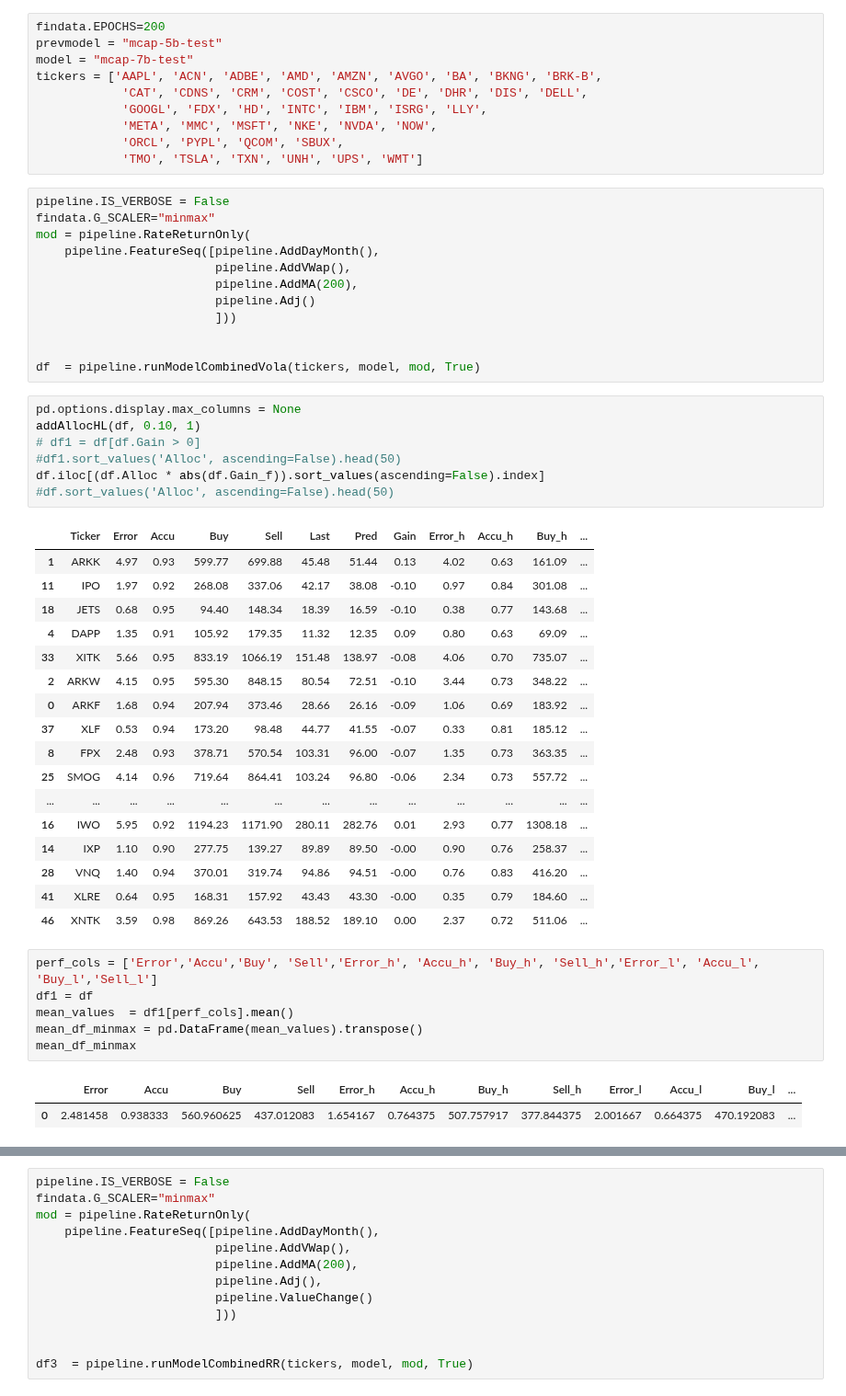
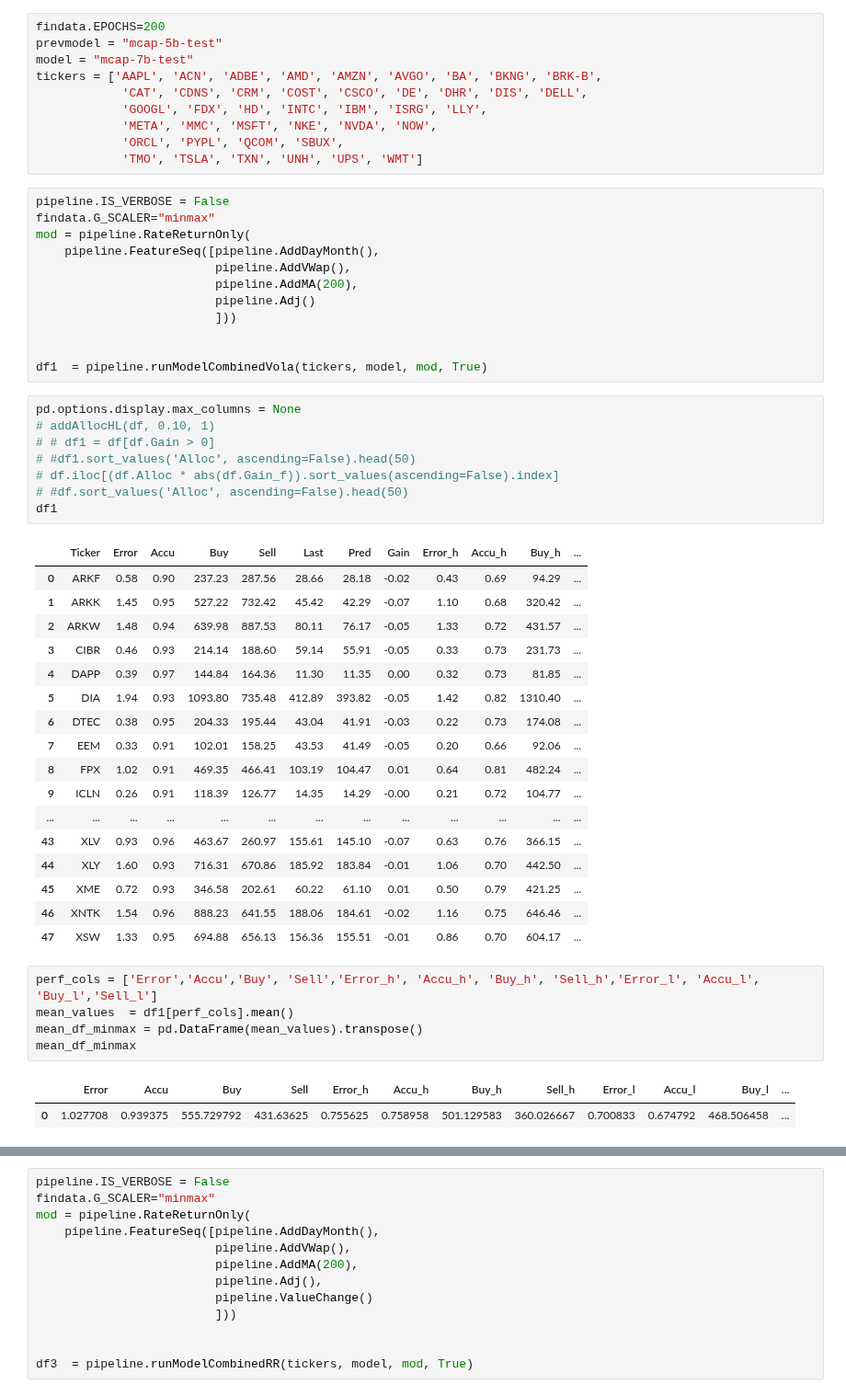
Before and after one commit to ahsank/StockML, a Jupyter notebook: TestLocal.ipynb, the cells around one changed output, grey strips where cells are left out. Shown at 92% size. Saved outputs shown, nothing was run; the diff lists cells and outputs as text.

```diff
--- a/TestLocal.ipynb
+++ b/TestLocal.ipynb
@@ -101,41 +102,41 @@ mod = pipeline.RateReturnOnly(
                          ]))
 
 
-df  = pipeline.runModelCombinedVola(tickers, model, mod, True)
+df1  = pipeline.runModelCombinedVola(tickers, model, mod, True)
 # %%
 pd.options.display.max_columns = None
-addAllocHL(df, 0.10, 1)
-# df1 = df[df.Gain > 0]
-#df1.sort_values('Alloc', ascending=False).head(50)
-df.iloc[(df.Alloc * abs(df.Gain_f)).sort_values(ascending=False).index]
-#df.sort_values('Alloc', ascending=False).head(50)
+# addAllocHL(df, 0.10, 1)
+# # df1 = df[df.Gain > 0]
+# #df1.sort_values('Alloc', ascending=False).head(50)
+# df.iloc[(df.Alloc * abs(df.Gain_f)).sort_values(ascending=False).index]
+# #df.sort_values('Alloc', ascending=False).head(50)
+df1
 # %% [output]
 |  | Ticker | Error | Accu | Buy | Sell | Last | Pred | Gain | Error_h | Accu_h | Buy_h | ... |
-| 1 | ARKK | 4.97 | 0.93 | 599.77 | 699.88 | 45.48 | 51.44 | 0.13 | 4.02 | 0.63 | 161.09 | ... |
-| 11 | IPO | 1.97 | 0.92 | 268.08 | 337.06 | 42.17 | 38.08 | -0.10 | 0.97 | 0.84 | 301.08 | ... |
-| 18 | JETS | 0.68 | 0.95 | 94.40 | 148.34 | 18.39 | 16.59 | -0.10 | 0.38 | 0.77 | 143.68 | ... |
-| 4 | DAPP | 1.35 | 0.91 | 105.92 | 179.35 | 11.32 | 12.35 | 0.09 | 0.80 | 0.63 | 69.09 | ... |
-| 33 | XITK | 5.66 | 0.95 | 833.19 | 1066.19 | 151.48 | 138.97 | -0.08 | 4.06 | 0.70 | 735.07 | ... |
-| 2 | ARKW | 4.15 | 0.95 | 595.30 | 848.15 | 80.54 | 72.51 | -0.10 | 3.44 | 0.73 | 348.22 | ... |
-| 0 | ARKF | 1.68 | 0.94 | 207.94 | 373.46 | 28.66 | 26.16 | -0.09 | 1.06 | 0.69 | 183.92 | ... |
-| 37 | XLF | 0.53 | 0.94 | 173.20 | 98.48 | 44.77 | 41.55 | -0.07 | 0.33 | 0.81 | 185.12 | ... |
-| 8 | FPX | 2.48 | 0.93 | 378.71 | 570.54 | 103.31 | 96.00 | -0.07 | 1.35 | 0.73 | 363.35 | ... |
-| 25 | SMOG | 4.14 | 0.96 | 719.64 | 864.41 | 103.24 | 96.80 | -0.06 | 2.34 | 0.73 | 557.72 | ... |
+| 0 | ARKF | 0.58 | 0.90 | 237.23 | 287.56 | 28.66 | 28.18 | -0.02 | 0.43 | 0.69 | 94.29 | ... |
+| 1 | ARKK | 1.45 | 0.95 | 527.22 | 732.42 | 45.42 | 42.29 | -0.07 | 1.10 | 0.68 | 320.42 | ... |
+| 2 | ARKW | 1.48 | 0.94 | 639.98 | 887.53 | 80.11 | 76.17 | -0.05 | 1.33 | 0.72 | 431.57 | ... |
+| 3 | CIBR | 0.46 | 0.93 | 214.14 | 188.60 | 59.14 | 55.91 | -0.05 | 0.33 | 0.73 | 231.73 | ... |
+| 4 | DAPP | 0.39 | 0.97 | 144.84 | 164.36 | 11.30 | 11.35 | 0.00 | 0.32 | 0.73 | 81.85 | ... |
+| 5 | DIA | 1.94 | 0.93 | 1093.80 | 735.48 | 412.89 | 393.82 | -0.05 | 1.42 | 0.82 | 1310.40 | ... |
+| 6 | DTEC | 0.38 | 0.95 | 204.33 | 195.44 | 43.04 | 41.91 | -0.03 | 0.22 | 0.73 | 174.08 | ... |
+| 7 | EEM | 0.33 | 0.91 | 102.01 | 158.25 | 43.53 | 41.49 | -0.05 | 0.20 | 0.66 | 92.06 | ... |
+| 8 | FPX | 1.02 | 0.91 | 469.35 | 466.41 | 103.19 | 104.47 | 0.01 | 0.64 | 0.81 | 482.24 | ... |
+| 9 | ICLN | 0.26 | 0.91 | 118.39 | 126.77 | 14.35 | 14.29 | -0.00 | 0.21 | 0.72 | 104.77 | ... |
 | ... | ... | ... | ... | ... | ... | ... | ... | ... | ... | ... | ... | ... |
-| 16 | IWO | 5.95 | 0.92 | 1194.23 | 1171.90 | 280.11 | 282.76 | 0.01 | 2.93 | 0.77 | 1308.18 | ... |
-| 14 | IXP | 1.10 | 0.90 | 277.75 | 139.27 | 89.89 | 89.50 | -0.00 | 0.90 | 0.76 | 258.37 | ... |
-| 28 | VNQ | 1.40 | 0.94 | 370.01 | 319.74 | 94.86 | 94.51 | -0.00 | 0.76 | 0.83 | 416.20 | ... |
-| 41 | XLRE | 0.64 | 0.95 | 168.31 | 157.92 | 43.43 | 43.30 | -0.00 | 0.35 | 0.79 | 184.60 | ... |
-| 46 | XNTK | 3.59 | 0.98 | 869.26 | 643.53 | 188.52 | 189.10 | 0.00 | 2.37 | 0.72 | 511.06 | ... |
+| 43 | XLV | 0.93 | 0.96 | 463.67 | 260.97 | 155.61 | 145.10 | -0.07 | 0.63 | 0.76 | 366.15 | ... |
+| 44 | XLY | 1.60 | 0.93 | 716.31 | 670.86 | 185.92 | 183.84 | -0.01 | 1.06 | 0.70 | 442.50 | ... |
+| 45 | XME | 0.72 | 0.93 | 346.58 | 202.61 | 60.22 | 61.10 | 0.01 | 0.50 | 0.79 | 421.25 | ... |
+| 46 | XNTK | 1.54 | 0.96 | 888.23 | 641.55 | 188.06 | 184.61 | -0.02 | 1.16 | 0.75 | 646.46 | ... |
+| 47 | XSW | 1.33 | 0.95 | 694.88 | 656.13 | 156.36 | 155.51 | -0.01 | 0.86 | 0.70 | 604.17 | ... |
 # %%
 perf_cols = ['Error','Accu','Buy', 'Sell','Error_h', 'Accu_h', 'Buy_h', 'Sell_h','Error_l', 'Accu_l', 'Buy_l','Sell_l']
-df1 = df
 mean_values  = df1[perf_cols].mean()
 mean_df_minmax = pd.DataFrame(mean_values).transpose()
 mean_df_minmax
 # %% [output]
 |  | Error | Accu | Buy | Sell | Error_h | Accu_h | Buy_h | Sell_h | Error_l | Accu_l | Buy_l | ... |
-| 0 | 2.481458 | 0.938333 | 560.960625 | 437.012083 | 1.654167 | 0.764375 | 507.757917 | 377.844375 | 2.001667 | 0.664375 | 470.192083 | ... |
+| 0 | 1.027708 | 0.939375 | 555.729792 | 431.63625 | 0.755625 | 0.758958 | 501.129583 | 360.026667 | 0.700833 | 0.674792 | 468.506458 | ... |
 # %%
 pipeline.IS_VERBOSE = False
 findata.G_SCALER="standard"
```
Also changed, not shown: parts of 7 cells of this notebook.
